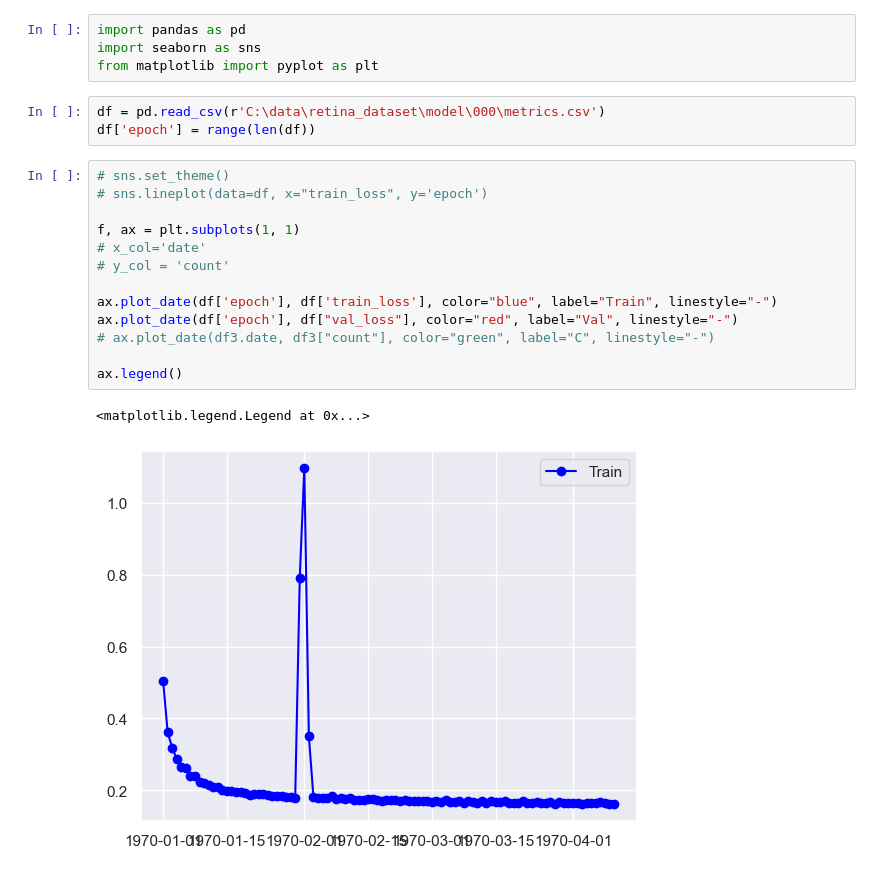
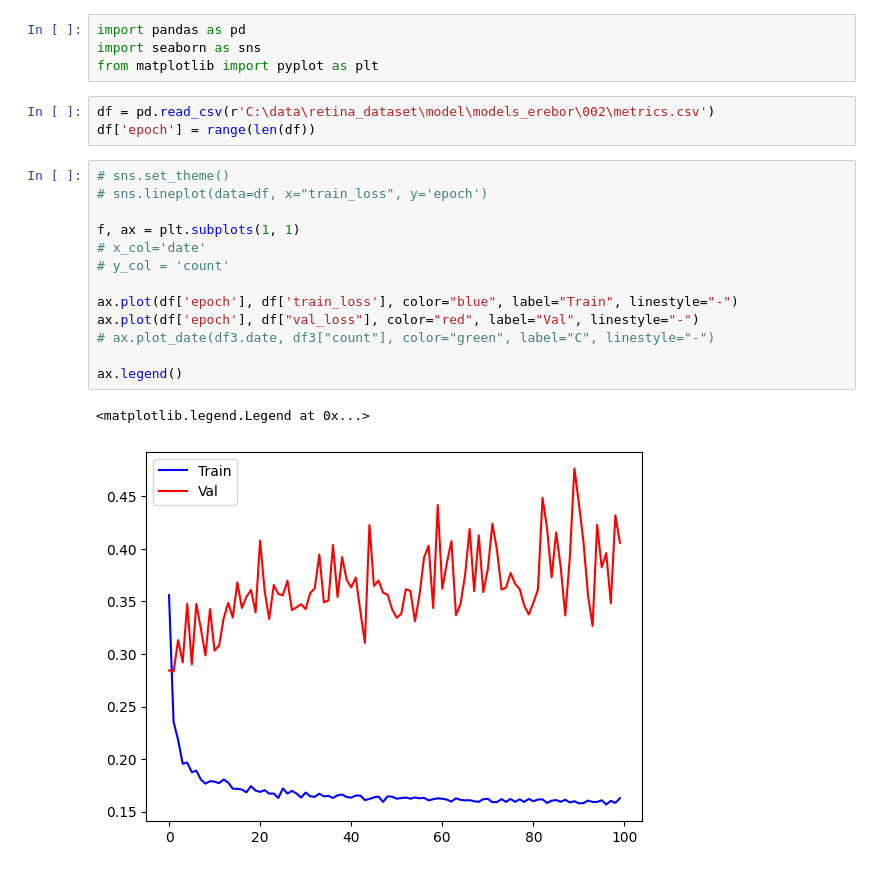
Before and after one commit to Pirner/zettelkasten, a Jupyter notebook: mastering_the_loop_image_classification/notebooks/baseline.ipynb, the cells around one changed output. Cells and saved outputs as stored; diff of their text form.

```diff
--- a/mastering_the_loop_image_classification/notebooks/baseline.ipynb
+++ b/mastering_the_loop_image_classification/notebooks/baseline.ipynb
@@ -7,21 +7,21 @@ import pandas as pd
 import seaborn as sns
 from matplotlib import pyplot as plt
 # %%
-df = pd.read_csv(r'C:\data\retina_dataset\model\000\metrics.csv')
+df = pd.read_csv(r'C:\data\retina_dataset\model\models_erebor\002\metrics.csv')
 df['epoch'] = range(len(df))
 # %%
 # sns.set_theme()
 # sns.lineplot(data=df, x="train_loss", y='epoch')
 
 f, ax = plt.subplots(1, 1)
 # x_col='date'
 # y_col = 'count'
 
-ax.plot_date(df['epoch'], df['train_loss'], color="blue", label="Train", linestyle="-")
-ax.plot_date(df['epoch'], df["val_loss"], color="red", label="Val", linestyle="-")
+ax.plot(df['epoch'], df['train_loss'], color="blue", label="Train", linestyle="-")
+ax.plot(df['epoch'], df["val_loss"], color="red", label="Val", linestyle="-")
 # ax.plot_date(df3.date, df3["count"], color="green", label="C", linestyle="-")
 
 ax.legend()
 # %% [output]
 <matplotlib.legend.Legend at 0x...>
-[figure, old version]
+[figure, new version]
```
Also changed, not shown: 6 other files.
